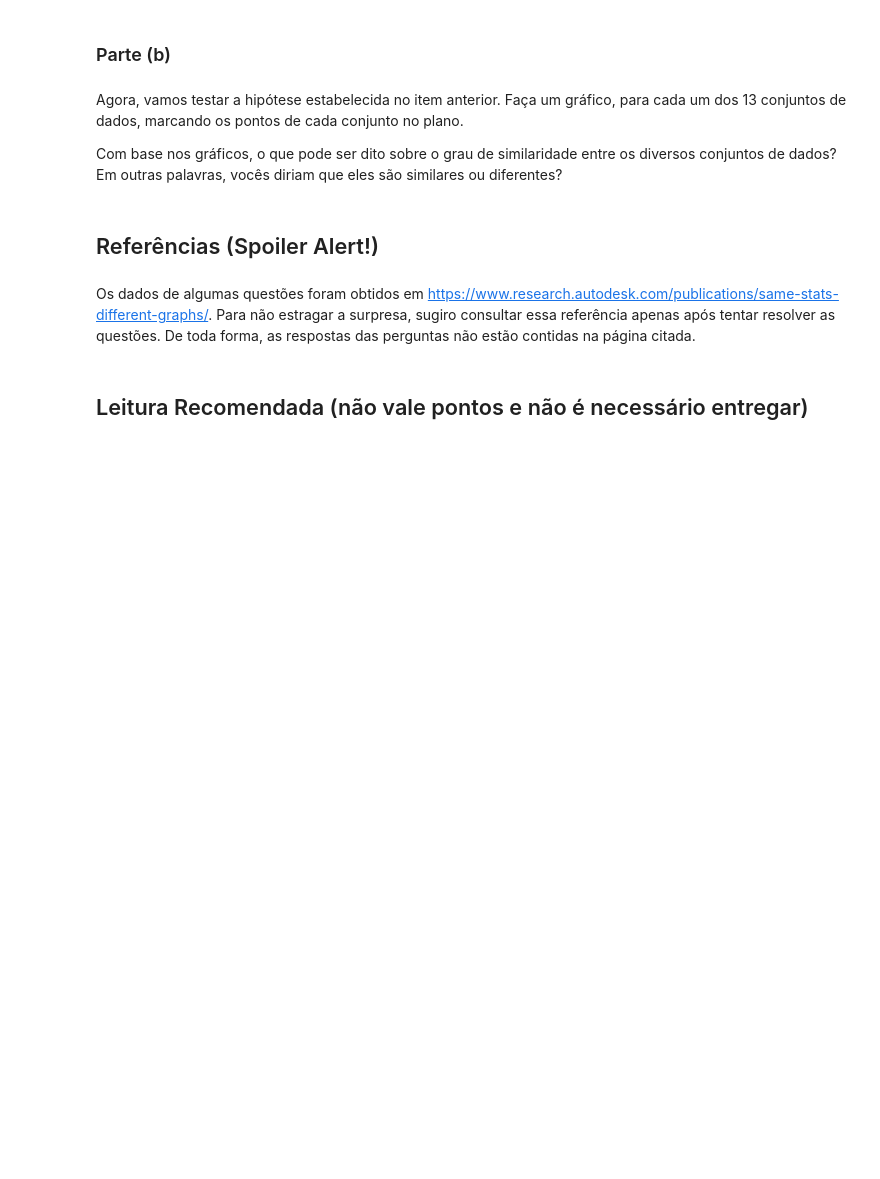
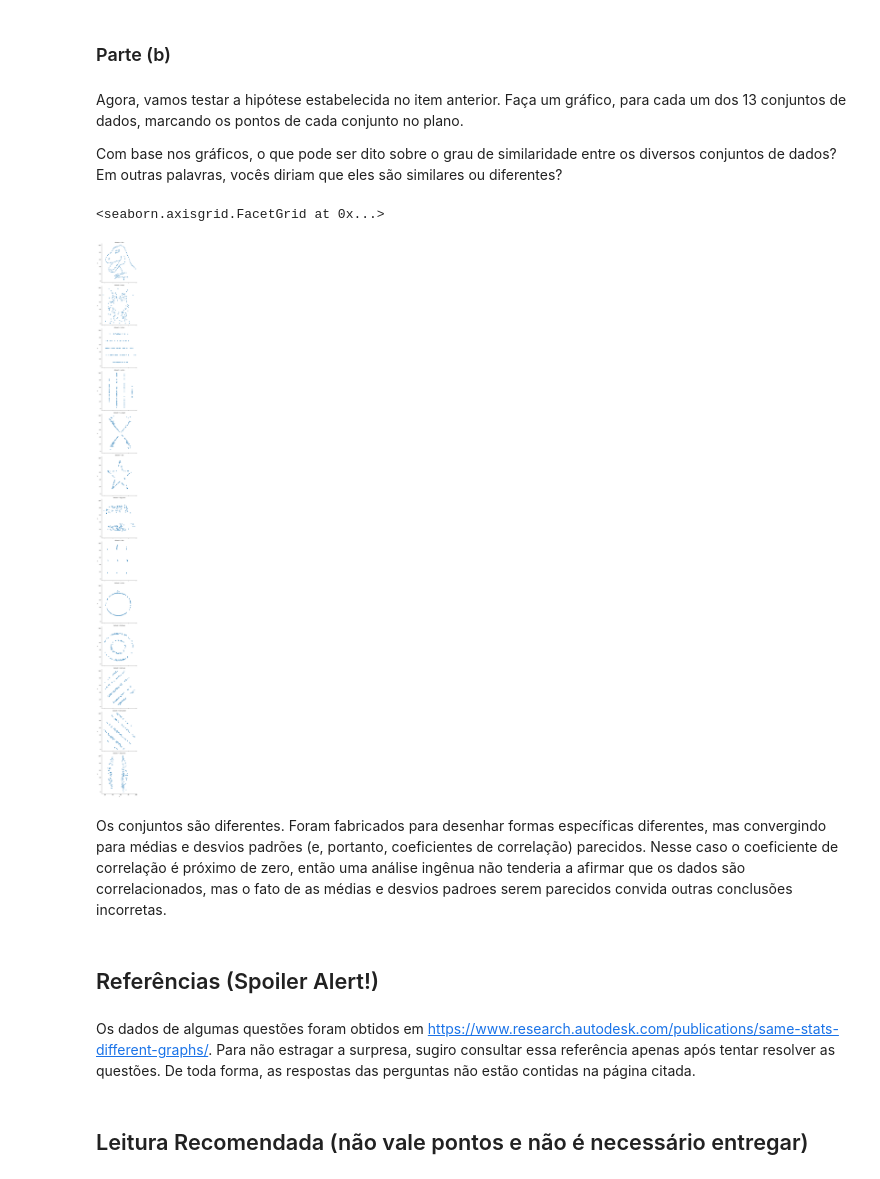
Before and after one commit to LeoKiepper/Ciencia-de-Dados, a Jupyter notebook: lista01/lista_01.ipynb, the cells around one changed output. Saved outputs shown, nothing was run; the diff lists cells and outputs as text; code cells hidden in the pictures; blank space fills up the shorter version.

```diff
--- a/lista01/lista_01.ipynb
+++ b/lista01/lista_01.ipynb
@@ -506,6 +506,11 @@ Na verdade, o arquivo é uma coleção de vários conjuntos de dados. O arquivo
 - `dataset` indica a qual conjunto de dados um ponto pertence
 - `x` indica a coordenada $x$ de cada ponto do conjunto
 - `y` indica a coordenada $y$ de cada ponto do conjunto
+# %%
+import pandas as pd
+datasets = pd.read_csv('dados_questao_5.csv')
+# print(len(datasets))
+# datasets.head()
 # %% [markdown]
 ### Parte (a)
 # %% [markdown]
@@ -523,6 +560,14 @@ Com base nos valores observados, formule uma hipótese sobre o grau de similarid
 Agora, vamos testar a hipótese estabelecida no item anterior. Faça um gráfico, para cada um dos 13 conjuntos de dados, marcando os pontos de cada conjunto no plano.
 
 Com base nos gráficos, o que pode ser dito sobre o grau de similaridade entre os diversos conjuntos de dados? Em outras palavras, vocês diriam que eles são similares ou diferentes?
+# %%
+import seaborn as sns
+sns.relplot(x="x", y="y", row="dataset", data=datasets)
+# %% [output]
+<seaborn.axisgrid.FacetGrid at 0x...>
+[figure, added]
+# %% [markdown]
+Os conjuntos são diferentes. Foram fabricados para desenhar formas específicas diferentes, mas convergindo para médias e desvios padrões (e, portanto, coeficientes de correlação) parecidos. Nesse caso o coeficiente de correlação é próximo de zero, então uma análise ingênua não tenderia a afirmar que os dados são correlacionados, mas o fato de as médias e desvios padroes serem parecidos convida outras conclusões incorretas.
 # %% [markdown]
 ## Referências (Spoiler Alert!)
 # %% [markdown]
```
Also changed, not shown: parts of 2 cells of this notebook.
